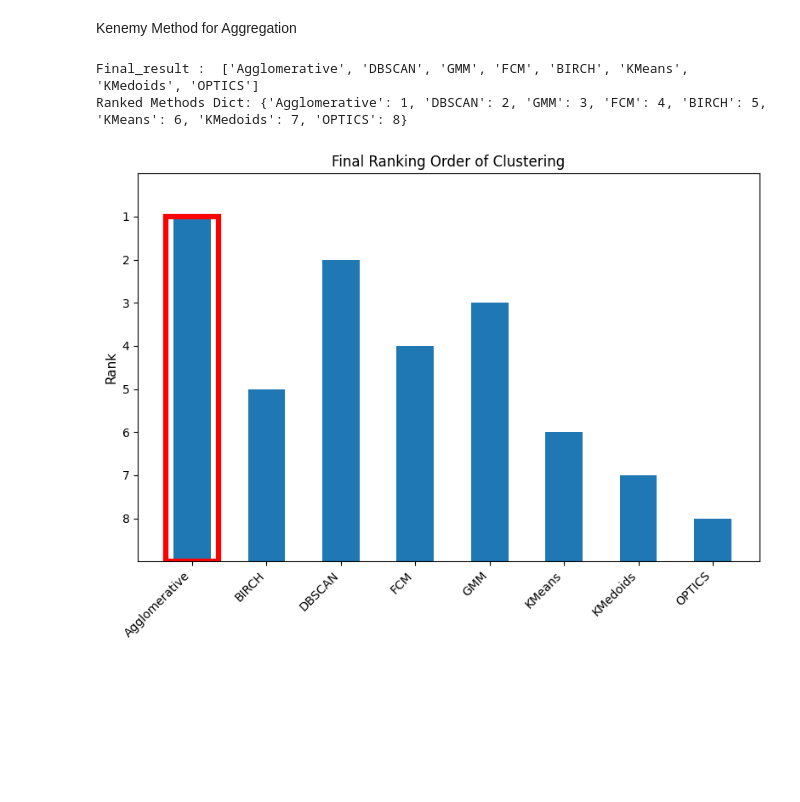
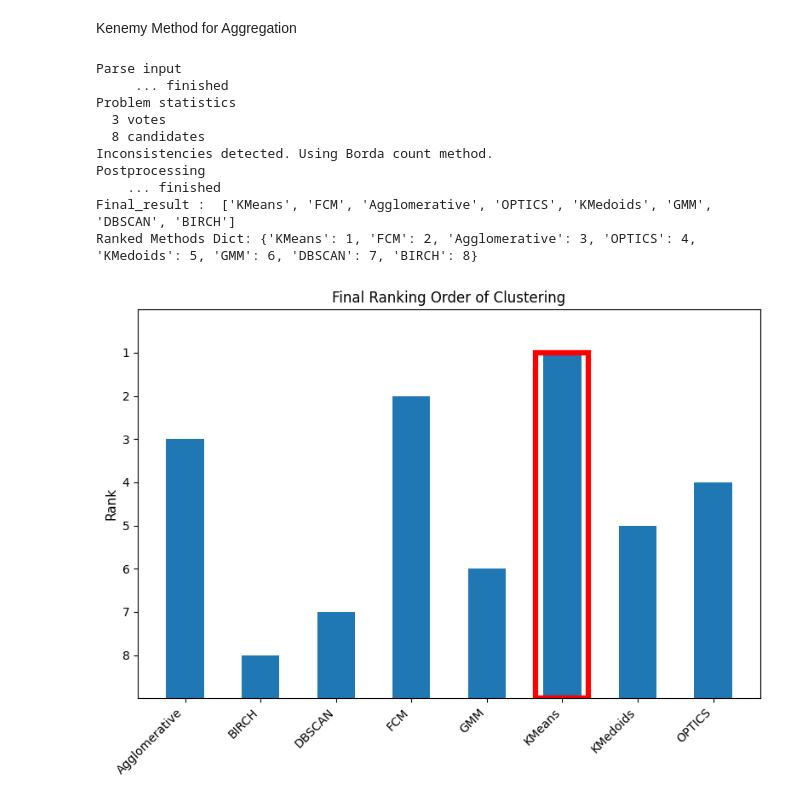
Before and after one commit to mm6396/ClusterComp, a Jupyter notebook: evaluation_modulus8.ipynb, the cells around one changed output. Saved outputs shown, nothing was run; the diff lists cells and outputs as text; code cells hidden in the pictures; blank space fills up the shorter version.

Commit message:
change Kemeny method

```diff
--- a/evaluation_modulus8.ipynb
+++ b/evaluation_modulus8.ipynb
@@ -1754,17 +1761,17 @@ datasets = [pd.read_excel(file, engine='openpyxl').drop(columns_to_drop, axis=1,
 scaled_datasets = [StandardScaler().fit_transform(df) for df in datasets]
 
 clustering_algorithms = {
-    'KMeans': KMeans(n_clusters=3, random_state=0 , init= 'k-means++' , n_init = 20 , max_iter = 100 ),
+    'KMeans': KMeans(n_clusters=3,  init= 'k-means++' , n_init = 20 , max_iter = 200 ),
 
-    'DBSCAN': DBSCAN(eps=0.2 , min_samples = 10),
+    'DBSCAN': DBSCAN(eps=0.2 , min_samples = 5),
     'Agglomerative': AgglomerativeClustering(n_clusters=3 , affinity = 'euclidean' ,  linkage = 'average'),
                      #linkage = {'ward' (default) , 'complete' , 'average' , 'single'}
                      #affinity= {'euclidean' , 'manhattan , 'cosine'}
     'OPTICS': OPTICS(min_samples = 3 , xi = 0.05),
-    'KMedoids': KMedoids(n_clusters=3, random_state= 0 , init = 'random' , max_iter = 100),
+    'KMedoids': KMedoids(n_clusters=3, init = 'random' , max_iter = 300),
                      #metric = {c , 'precomputed'}
-    'GMM': GaussianMixture(n_components=3, max_iter=100 , covariance_type = 'tied'),
-    'BIRCH': Birch(n_clusters=3 , branching_factor = 200 , threshold =0.1),
+    'GMM': GaussianMixture(n_components=3, max_iter=200 , covariance_type = 'spherical'),
+    'BIRCH': Birch(n_clusters=3 , branching_factor = 200 , threshold =0.5),
 
     'FCM': FCM(n_clusters=3 , m = 1.1)
 }
@@ -2250,19 +2297,25 @@ import pandas as pd
 import matplotlib.pyplot as plt
 
 
-M_Silhoute = KemenyRanking('score_results/M_result_Silhouette.txt')
-M_DaviesBouldin = KemenyRanking('score_results/M_result_Davies-Bouldin.txt')
-M_Calinski_Harabasz = KemenyRanking('score_results/M_result_Calinski-Harabasz.txt')
+M_Silhoute = KemenyRanking2('score_results/M_result_Silhouette.txt').compute_solution()
+M_DaviesBouldin = KemenyRanking2('score_results/M_result_Davies-Bouldin.txt').compute_solution()
+M_Calinski_Harabasz = KemenyRanking2('score_results/M_result_Calinski-Harabasz.txt').compute_solution()
 
+with open('score_results/M_results.txt', 'w') as f:
+    f.write("Sil: " + ' '.join(["'{}'".format(method) for method in M_Silhoute]) + "\n")
+    f.write("DB: " + ' '.join(["'{}'".format(method) for method in M_DaviesBouldin]) + "\n")
+    f.write("CH: " + ' '.join(["'{}'".format(method) for method in M_Calinski_Harabasz]) + "\n")
+
+
+
+M_DaviesBouldin = [item.replace('"', '') for item in M_DaviesBouldin]
+M_Calinski_Harabasz = [item.replace('"', '') for item in M_Calinski_Harabasz]
+M_Silhoute = [item.replace('"', '') for item in M_Silhoute]
 
 print("M_DaviesBouldin:", M_DaviesBouldin)
 print("M_Calinski_Harabasz:", M_Calinski_Harabasz)
 print("M_Silhoute:", M_Silhoute)
 
-with open('score_results/M_results.txt', 'w') as f:
-    f.write("Sil: " + ' '.join(["'{}'".format(method) for method in M_Silhoute]) + "\n")
-    f.write("DB: " + ' '.join(["'{}'".format(method) for method in M_DaviesBouldin]) + "\n")
-    f.write("CH: " + ' '.join(["'{}'".format(method) for method in M_Calinski_Harabasz]) + "\n")
 
 
 def plot_rankings(ax, rank_list, title, color):
@@ -2313,10 +2366,10 @@ M_final0 = ', '.join([method.strip('"') for method in M_final2])
 
 
 
-# Split the string using comma as a separator
+
 split_list = M_final0.split(', ')
 
-# Now, remove the single quotes from each element of the list
+
 M_final = [name.strip("'") for name in split_list]
 
 print(M_final[0])
@@ -2339,7 +2392,7 @@ colors = {
 
 algorithms_order = ['Agglomerative', 'BIRCH', 'DBSCAN', 'FCM', 'GMM', 'KMeans', 'KMedoids', 'OPTICS']
 
-# Reduce the width for the figsize here
+
 fig, ax = plt.subplots(figsize=(4, 4))
 
 visual_rank = 9 - df['Combined'].reindex(algorithms_order).fillna(9)
@@ -2348,7 +2401,7 @@ bars = ax.bar(visual_rank.index, visual_rank, color=colors['Combined'], width=0.
 
 highest_rank_bar = df['Combined'].idxmin()
 
-# Highlight the highest rank bar with a red rectangle
+
 for bar in bars:
     if 9 - bar.get_height() == 1:
         rect = plt.Rectangle((bar.get_x() - 0.1, 0), bar.get_width() + 0.2, bar.get_height(), fill=False, edgecolor='red', linewidth=5.5)
@@ -2637,42 +2760,51 @@ with open("score_results/final_final_aggregated.txt", "w") as file:
 clustering_methods = ['Agglomerative', 'BIRCH', 'DBSCAN', 'FCM', 'GMM', 'KMeans', 'KMedoids', 'OPTICS']
 
 # Get final results from Kemeny ranking
-final_results = KemenyRanking("score_results/final_final_aggregated.txt")
+final_results = KemenyRanking2("score_results/final_final_aggregated.txt").compute_solution()
 final_results = [algorithm.replace(',', '') for algorithm in final_results]
+
+final_results = [item.replace('"', '') for item in final_results]
 print("Final_result : " , final_results)
-
 
 ranked_methods_dict = {method: rank for rank, method in enumerate(final_results, 1)}
 print("Ranked Methods Dict:", ranked_methods_dict)
 
 fig, ax = plt.subplots(figsize=(8, 6))
 
 
 visual_rank = 9 - pd.Series(ranked_methods_dict).reindex(clustering_methods).fillna(9)
 
 bars = ax.bar(visual_rank.index, visual_rank, width=0.5)
 
 
 highest_rank_method = max(ranked_methods_dict, key=ranked_methods_dict.get)
 
 
 for bar in bars:
     if bar.get_height() == 8:  # Because rank 1 visually appears as height 8
         rect = plt.Rectangle((bar.get_x() - 0.1, 0), bar.get_width() + 0.2, bar.get_height(), fill=False, edgecolor='red', linewidth=4.5)
         ax.add_patch(rect)
         break
 
 ax.set_ylabel('Rank', fontsize=11)
 ax.set_ylim(0, 9)
 ax.set_yticks(range(1, 9))
 ax.set_yticklabels(['8', '7', '6', '5', '4', '3', '2', '1'])
 ax.set_title('Final Ranking Order of Clustering')
 ax.set_xticklabels(visual_rank.index, rotation=45, ha='right')
 
 plt.tight_layout()
 plt.savefig('score_results/final_results_evaluation.png', dpi=300)
 plt.show()
 # %% [output]
-Final_result :  ['Agglomerative', 'DBSCAN', 'GMM', 'FCM', 'BIRCH', 'KMeans', 'KMedoids', 'OPTICS']
-Ranked Methods Dict: {'Agglomerative': 1, 'DBSCAN': 2, 'GMM': 3, 'FCM': 4, 'BIRCH': 5, 'KMeans': 6, 'KMedoids': 7, 'OPTICS': 8}
+Parse input
+     ... finished
+Problem statistics
+  3 votes
+  8 candidates
+Inconsistencies detected. Using Borda count method.
+Postprocessing
+    ... finished
+Final_result :  ['KMeans', 'FCM', 'Agglomerative', 'OPTICS', 'KMedoids', 'GMM', 'DBSCAN', 'BIRCH']
+Ranked Methods Dict: {'KMeans': 1, 'FCM': 2, 'Agglomerative': 3, 'OPTICS': 4, 'KMedoids': 5, 'GMM': 6, 'DBSCAN': 7, 'BIRCH': 8}
-[figure, old version]
+[figure, new version]
```
Also changed, not shown: parts of 28 cells of this notebook, 54 other files.
